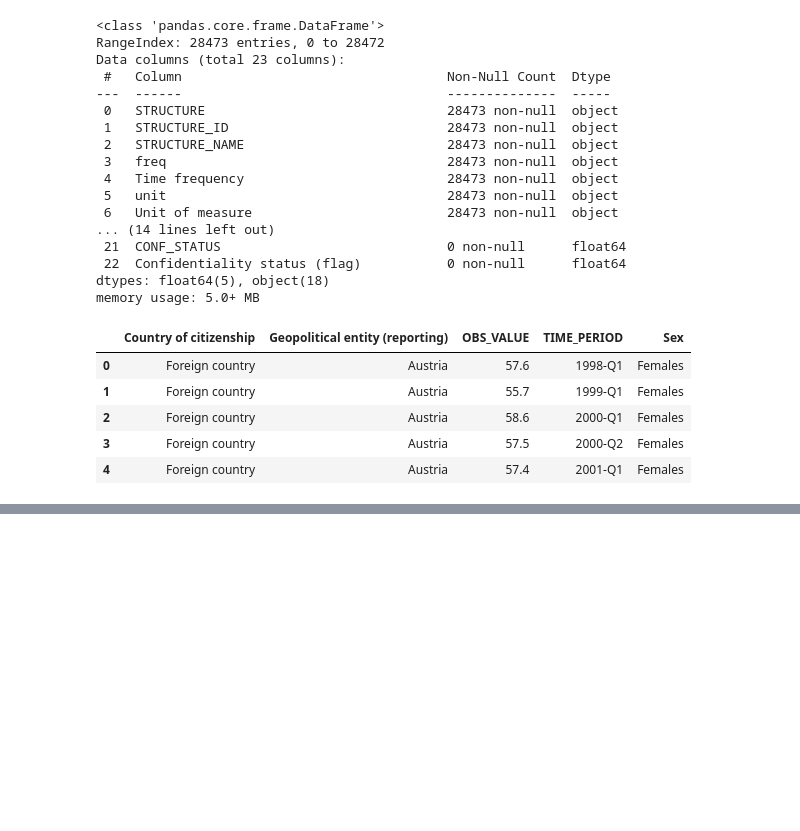
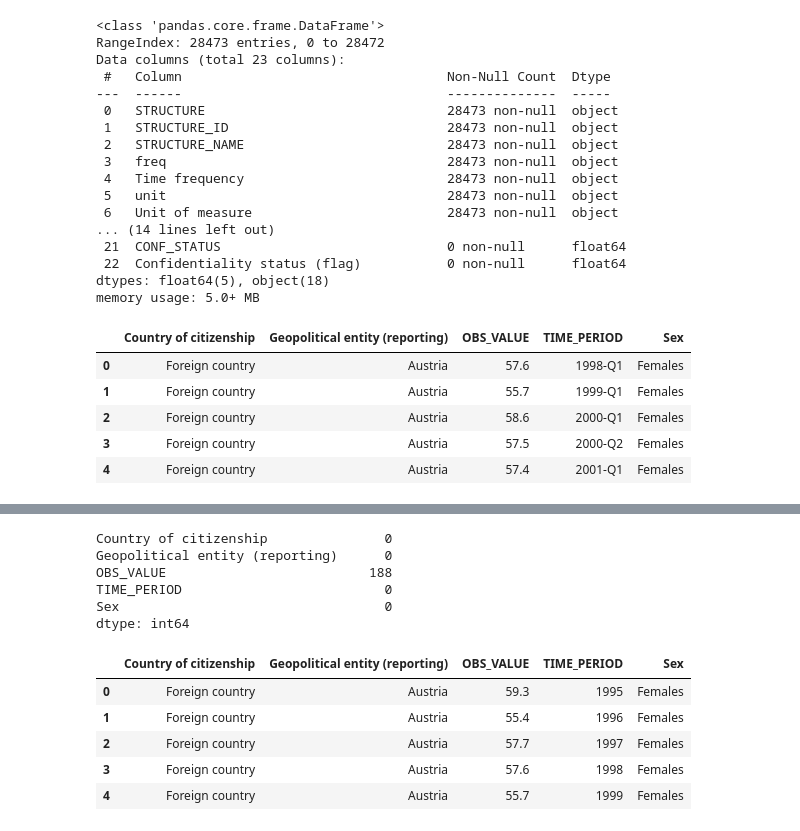
Before and after one commit to natix-x/Data-mining-in-Migration-Analysis, a Jupyter notebook: data_preprocessing/other/employment_rates.ipynb, the cells around one changed output, grey strips where cells are left out. Saved outputs shown, nothing was run; the diff lists cells and outputs as text; code cells hidden in the pictures; blank space fills up the shorter version.

```diff
--- a/data_preprocessing/other/employment_rates.ipynb
+++ b/data_preprocessing/other/employment_rates.ipynb
@@ -79,0 +155,18 @@ df.to_csv("../../processed_data/employmnet_rates.csv", index=False)
+# %%
+an_df.isna().sum()
+# %% [output]
+Country of citizenship               0
+Geopolitical entity (reporting)      0
+OBS_VALUE                          188
+TIME_PERIOD                          0
+Sex                                  0
+dtype: int64
+# %%
+an_df.head()
+# %% [output]
+|  | Country of citizenship | Geopolitical entity (reporting) | OBS_VALUE | TIME_PERIOD | Sex |
+| 0 | Foreign country | Austria | 59.3 | 1995 | Females |
+| 1 | Foreign country | Austria | 55.4 | 1996 | Females |
+| 2 | Foreign country | Austria | 57.7 | 1997 | Females |
+| 3 | Foreign country | Austria | 57.6 | 1998 | Females |
+| 4 | Foreign country | Austria | 55.7 | 1999 | Females |
```
Also changed, not shown: parts of 20 cells of this notebook, 3 other files.
